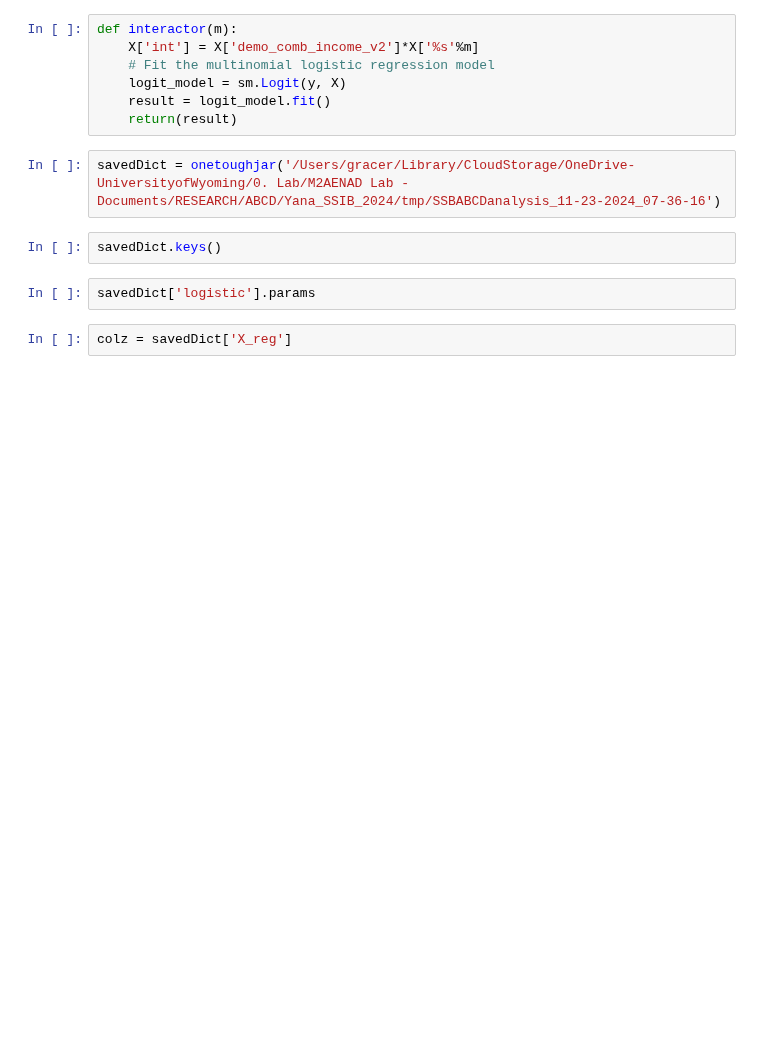
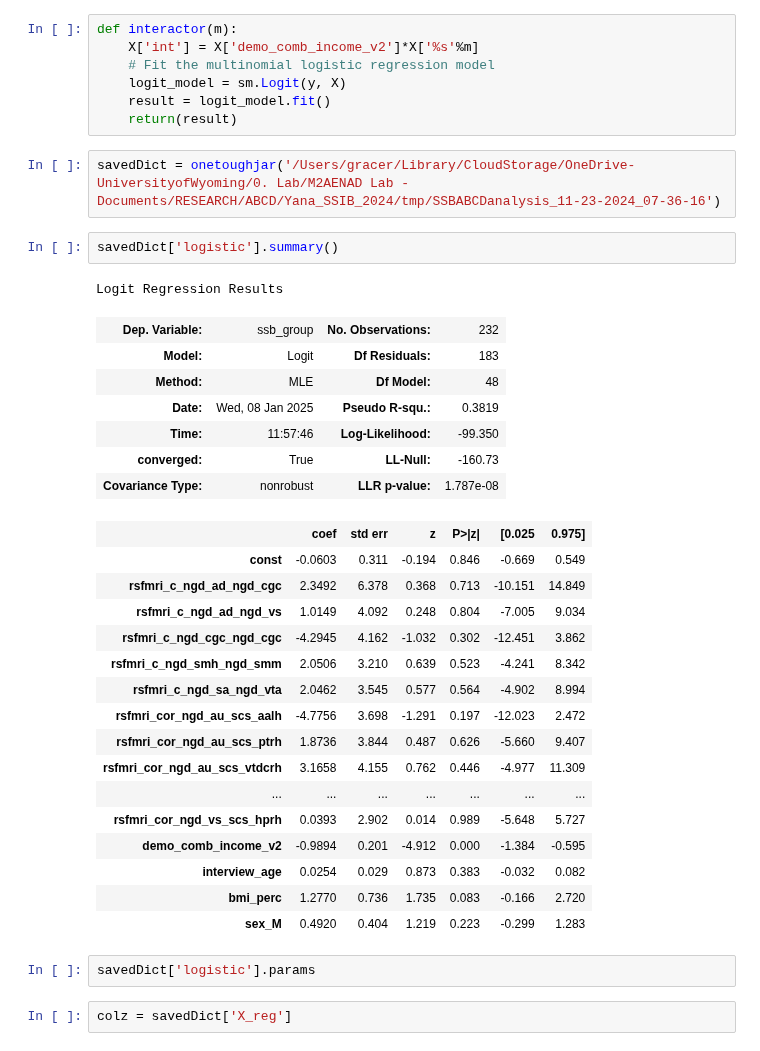
Before and after one commit to grace-shearrer/SSIB-2024, a Jupyter notebook: Scripts_Yana/Final_cleaning_data_scripts/SSBneuroInteraction.ipynb, the cells around one changed output. Cells and saved outputs as stored; diff of their text form; blank space fills up the shorter version.

```diff
--- a/Scripts_Yana/Final_cleaning_data_scripts/SSBneuroInteraction.ipynb
+++ b/Scripts_Yana/Final_cleaning_data_scripts/SSBneuroInteraction.ipynb
@@ -59,7 +59,32 @@ def interactor(m):
 # %%
 savedDict = onetoughjar('/Users/gracer/Library/CloudStorage/OneDrive-UniversityofWyoming/0. Lab/M2AENAD Lab - Documents/RESEARCH/ABCD/Yana_SSIB_2024/tmp/SSBABCDanalysis_11-23-2024_07-36-16')
 # %%
-savedDict.keys()
+savedDict['logistic'].summary()
+# %% [output]
+Logit Regression Results
+| Dep. Variable: | ssb_group | No. Observations: | 232 |
+| Model: | Logit | Df Residuals: | 183 |
+| Method: | MLE | Df Model: | 48 |
+| Date: | Wed, 08 Jan 2025 | Pseudo R-squ.: | 0.3819 |
+| Time: | 11:57:46 | Log-Likelihood: | -99.350 |
+| converged: | True | LL-Null: | -160.73 |
+| Covariance Type: | nonrobust | LLR p-value: | 1.787e-08 |
+|  | coef | std err | z | P>|z| | [0.025 | 0.975] |
+| const | -0.0603 | 0.311 | -0.194 | 0.846 | -0.669 | 0.549 |
+| rsfmri_c_ngd_ad_ngd_cgc | 2.3492 | 6.378 | 0.368 | 0.713 | -10.151 | 14.849 |
+| rsfmri_c_ngd_ad_ngd_vs | 1.0149 | 4.092 | 0.248 | 0.804 | -7.005 | 9.034 |
+| rsfmri_c_ngd_cgc_ngd_cgc | -4.2945 | 4.162 | -1.032 | 0.302 | -12.451 | 3.862 |
+| rsfmri_c_ngd_smh_ngd_smm | 2.0506 | 3.210 | 0.639 | 0.523 | -4.241 | 8.342 |
+| rsfmri_c_ngd_sa_ngd_vta | 2.0462 | 3.545 | 0.577 | 0.564 | -4.902 | 8.994 |
+| rsfmri_cor_ngd_au_scs_aalh | -4.7756 | 3.698 | -1.291 | 0.197 | -12.023 | 2.472 |
+| rsfmri_cor_ngd_au_scs_ptrh | 1.8736 | 3.844 | 0.487 | 0.626 | -5.660 | 9.407 |
+| rsfmri_cor_ngd_au_scs_vtdcrh | 3.1658 | 4.155 | 0.762 | 0.446 | -4.977 | 11.309 |
+| ... | ... | ... | ... | ... | ... | ... |
+| rsfmri_cor_ngd_vs_scs_hprh | 0.0393 | 2.902 | 0.014 | 0.989 | -5.648 | 5.727 |
+| demo_comb_income_v2 | -0.9894 | 0.201 | -4.912 | 0.000 | -1.384 | -0.595 |
+| interview_age | 0.0254 | 0.029 | 0.873 | 0.383 | -0.032 | 0.082 |
+| bmi_perc | 1.2770 | 0.736 | 1.735 | 0.083 | -0.166 | 2.720 |
+| sex_M | 0.4920 | 0.404 | 1.219 | 0.223 | -0.299 | 1.283 |
 # %%
 savedDict['logistic'].params
 # %%
```
Also changed, not shown: parts of 12 cells of this notebook, 1 other file.
